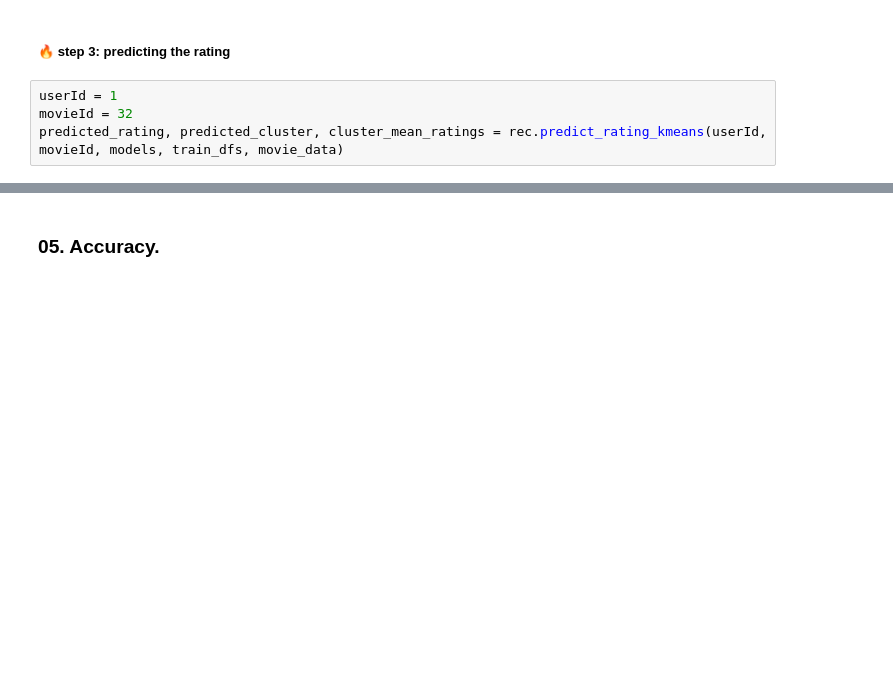
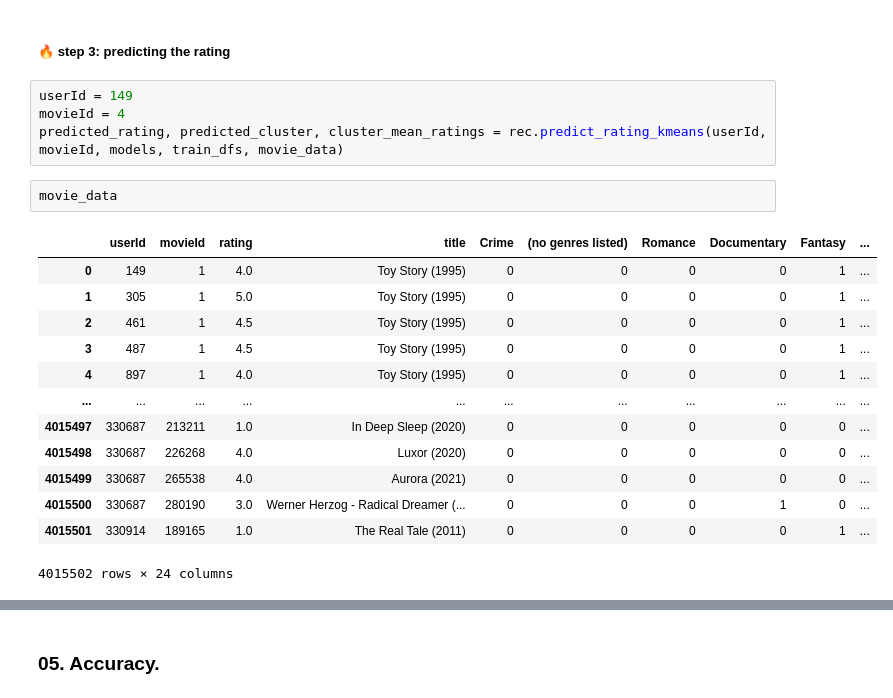
Before and after one commit to Wikusia-s/DM-recomendation-system, a Jupyter notebook: main.ipynb, the cells around one changed output, grey strips where cells are left out. Drawn from its saved outputs; the diff is of its cells as text; blank space fills up the shorter version.

```diff
--- a/main.ipynb
+++ b/main.ipynb
@@ -481,9 +474,25 @@ rules[0][2]
 # %% [markdown]
 ##### 🔥 **step 3: predicting the rating**
 # %%
-userId = 1
-movieId = 32
+userId = 149
+movieId = 4
 predicted_rating, predicted_cluster, cluster_mean_ratings = rec.predict_rating_kmeans(userId, movieId, models, train_dfs, movie_data)
+# %%
+movie_data
+# %% [output]
+|  | userId | movieId | rating | title | Crime | (no genres listed) | Romance | Documentary | Fantasy | ... |
+| 0 | 149 | 1 | 4.0 | Toy Story (1995) | 0 | 0 | 0 | 0 | 1 | ... |
+| 1 | 305 | 1 | 5.0 | Toy Story (1995) | 0 | 0 | 0 | 0 | 1 | ... |
+| 2 | 461 | 1 | 4.5 | Toy Story (1995) | 0 | 0 | 0 | 0 | 1 | ... |
+| 3 | 487 | 1 | 4.5 | Toy Story (1995) | 0 | 0 | 0 | 0 | 1 | ... |
+| 4 | 897 | 1 | 4.0 | Toy Story (1995) | 0 | 0 | 0 | 0 | 1 | ... |
+| ... | ... | ... | ... | ... | ... | ... | ... | ... | ... | ... |
+| 4015497 | 330687 | 213211 | 1.0 | In Deep Sleep (2020) | 0 | 0 | 0 | 0 | 0 | ... |
+| 4015498 | 330687 | 226268 | 4.0 | Luxor (2020) | 0 | 0 | 0 | 0 | 0 | ... |
+| 4015499 | 330687 | 265538 | 4.0 | Aurora (2021) | 0 | 0 | 0 | 0 | 0 | ... |
+| 4015500 | 330687 | 280190 | 3.0 | Werner Herzog - Radical Dreamer (... | 0 | 0 | 0 | 1 | 0 | ... |
+| 4015501 | 330914 | 189165 | 1.0 | The Real Tale (2011) | 0 | 0 | 0 | 0 | 1 | ... |
+4015502 rows × 24 columns
 # %%
 im_ru = rec.filterRules(userId, movieId, movie_data, int(predicted_cluster[0]), cluster_mean_ratings, rules)
 im_ru
```
Also changed, not shown: parts of 14 cells of this notebook.
